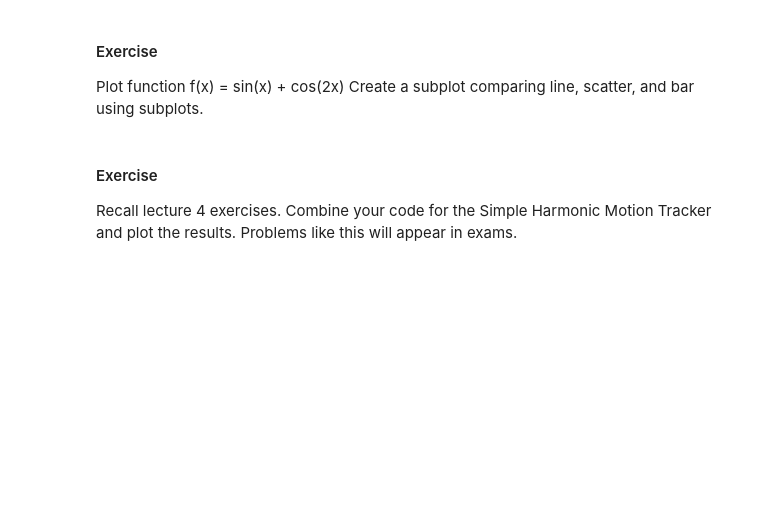
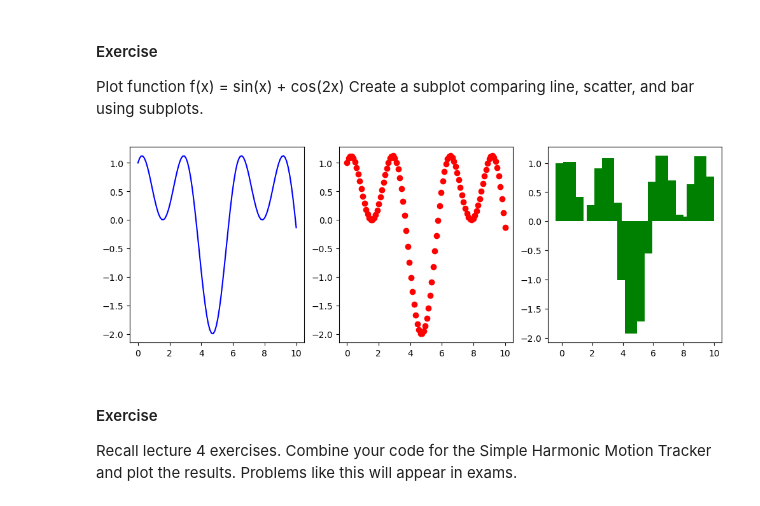
Before and after one commit to AaronChhor/Engineering-Methods-Lecture-Exercises, a Jupyter notebook: Lecture 6_python_plotting.ipynb, the cells around one changed output. Cells and saved outputs as stored; diff of their text form; code cells hidden in the pictures; blank space fills up the shorter version.

```diff
--- a/Lecture 6_python_plotting.ipynb
+++ b/Lecture 6_python_plotting.ipynb
@@ -180,6 +267,26 @@ Plot function f(x) = sin(x) + cos(2x)
 Create a subplot comparing line, scatter, and bar using subplots.
 # %%
 # Your code here
+import numpy as np
+import matplotlib.pyplot as plt
+
+x = np.linspace(0, 10, 100)
+f = np.sin(x) + np.cos(2*x)
+
+fig, axs = plt.subplots(1, 3, figsize=(12, 4))
+
+# Line plot
+axs[0].plot(x, f, 'b')
+
+# Scatter plot
+axs[1].scatter(x, f, color='r')
+
+# Bar plot
+axs[2].bar(x[::5], f[::5], color='g')
+
+plt.show()
+# %% [output]
+[figure, added]
 # %% [markdown]
 #### Exercise
 Recall lecture 4 exercises. Combine your code for the Simple Harmonic Motion Tracker and plot the results.
```
Also changed, not shown: parts of 12 cells of this notebook.
